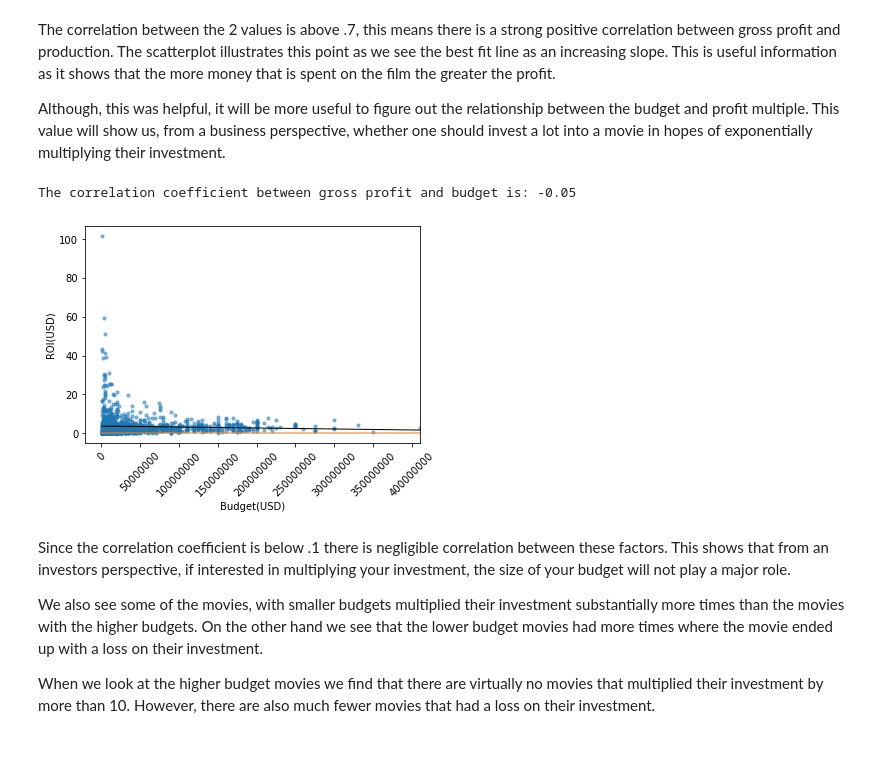
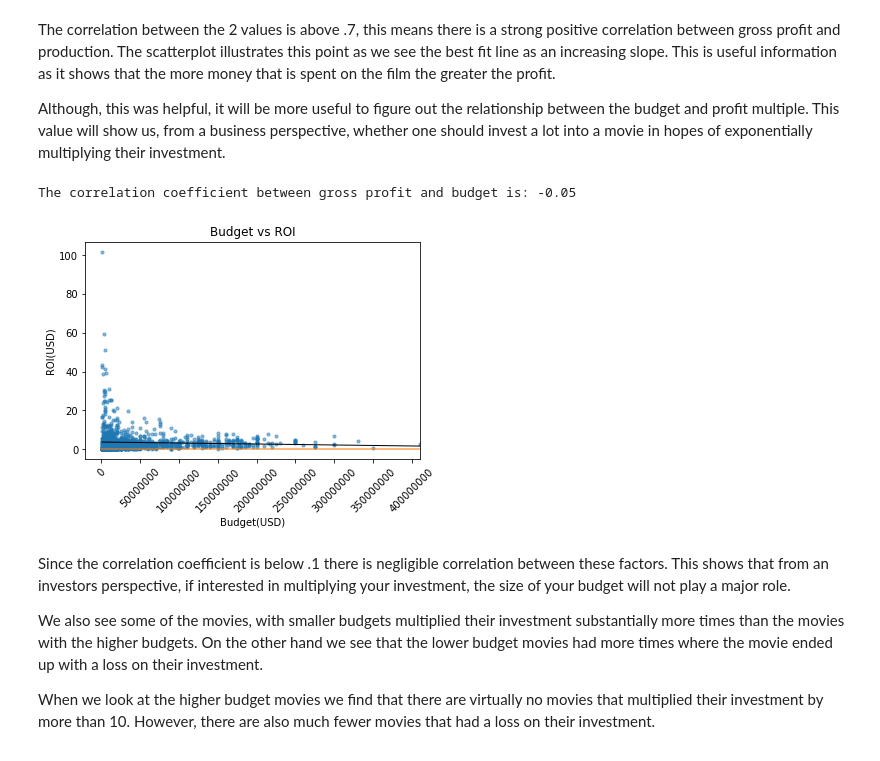
Before and after one commit to joshuaedelstein15/Phase1_Project, a Jupyter notebook: Movie_Analysis.ipynb, the cells around one changed output. Drawn from its saved outputs; the diff is of its cells as text; code cells hidden in the pictures.

```diff
--- a/Movie_Analysis.ipynb
+++ b/Movie_Analysis.ipynb
@@ -253,22 +254,23 @@ Although, this was helpful, it will be more useful to figure out the relationshi
 # %%
 print('The correlation coefficient between gross profit and budget is:',
        round(np.corrcoef(movie_stats['ROI'],
        movie_stats['production_budget'])[0][1],2))
 
 sns.regplot(data=movie_stats,
             x=movie_stats['production_budget'],
             y=movie_stats['ROI'],
             ci= None,
             scatter_kws= {'s': 10, 'alpha': .5},
             line_kws={'lw': 1, 'color': 'black'})
 plt.plot([0, 410000000], [0, 0], linewidth=1.5, alpha=.7)
 plt.xlabel('Budget(USD)')
 plt.ylabel('ROI(USD)')
 plt.ticklabel_format(style ='plain')
-plt.xticks(rotation=45);
+plt.xticks(rotation=45)
+plt.title('Budget vs ROI');
 # %% [output]
 The correlation coefficient between gross profit and budget is: -0.05
-[figure, old version]
+[figure, new version]
 # %% [markdown]
 Since the correlation coefficient is below .1 there is negligible correlation between these factors. This shows that from an investors perspective, if interested in multiplying your investment, the size of your budget will not play a major role.
 
```
Also changed, not shown: parts of 2 cells of this notebook, 1 other file.
